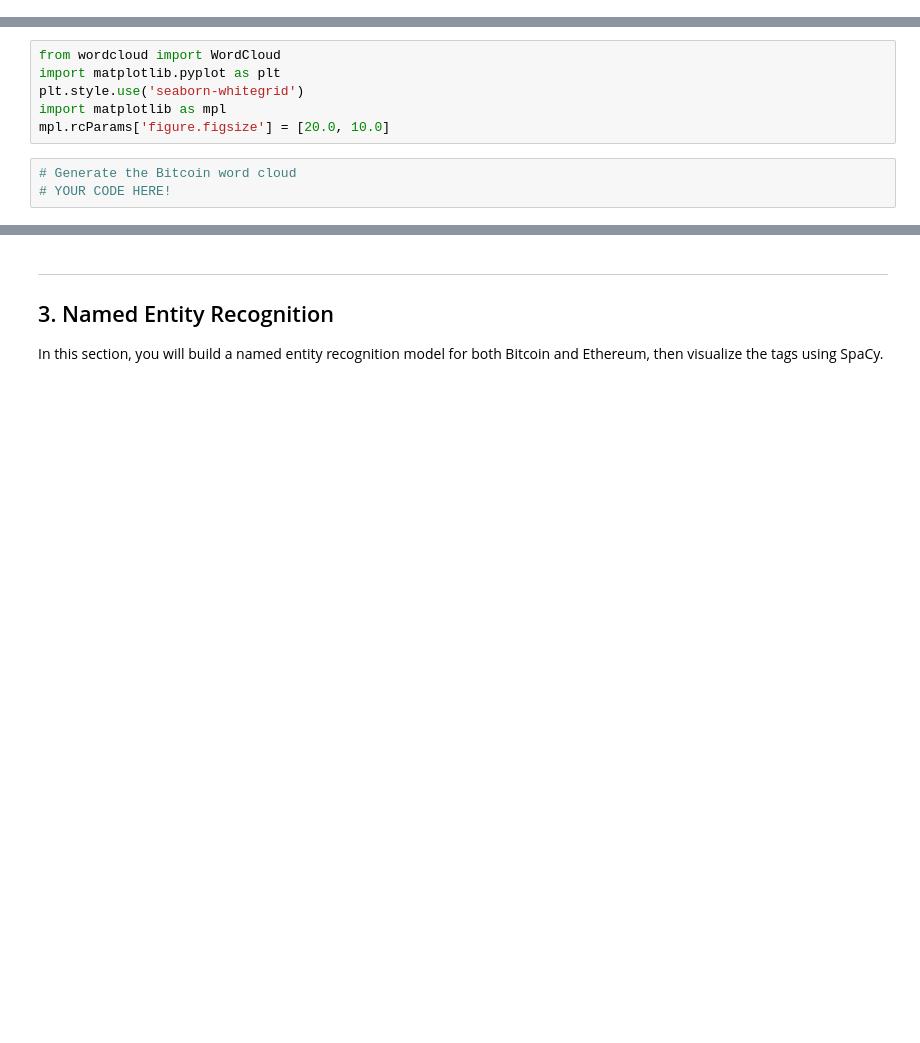
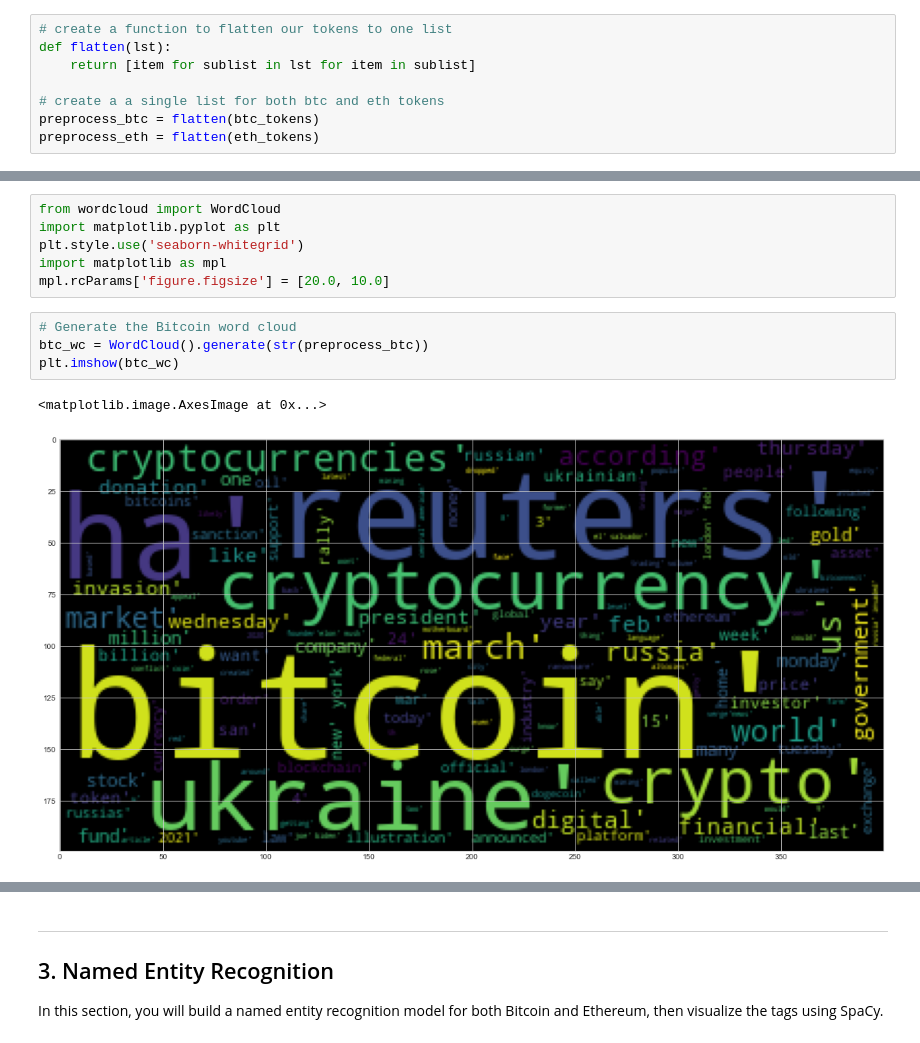
Before and after one commit to JQH84/CryptoNews-Sentiment-Analysis, a Jupyter notebook: crypto_sentiment.ipynb, the cells around one changed output, grey strips where cells are left out. Cells and saved outputs as stored; diff of their text form; blank space fills up the shorter version.

```diff
--- a/crypto_sentiment.ipynb
+++ b/crypto_sentiment.ipynb
@@ -270,5 +271,13 @@ In this section you will look at the ngrams and word frequency for each coin.
 # %%
 from collections import Counter
 from nltk import ngrams
+# %%
+# create a function to flatten our tokens to one list
+def flatten(lst):
+    return [item for sublist in lst for item in sublist]
+
+# create a a single list for both btc and eth tokens
+preprocess_btc = flatten(btc_tokens)
+preprocess_eth = flatten(eth_tokens)
 # %%
 # Generate the Bitcoin N-grams where N=2
@@ -301,6 +334,10 @@ import matplotlib as mpl
 mpl.rcParams['figure.figsize'] = [20.0, 10.0]
 # %%
 # Generate the Bitcoin word cloud
-# YOUR CODE HERE!
+btc_wc = WordCloud().generate(str(preprocess_btc))
+plt.imshow(btc_wc)
+# %% [output]
+<matplotlib.image.AxesImage at 0x...>
+[figure, added]
 # %%
 # Generate the Ethereum word cloud
```
Also changed, not shown: parts of 18 cells of this notebook, 2 other files.
